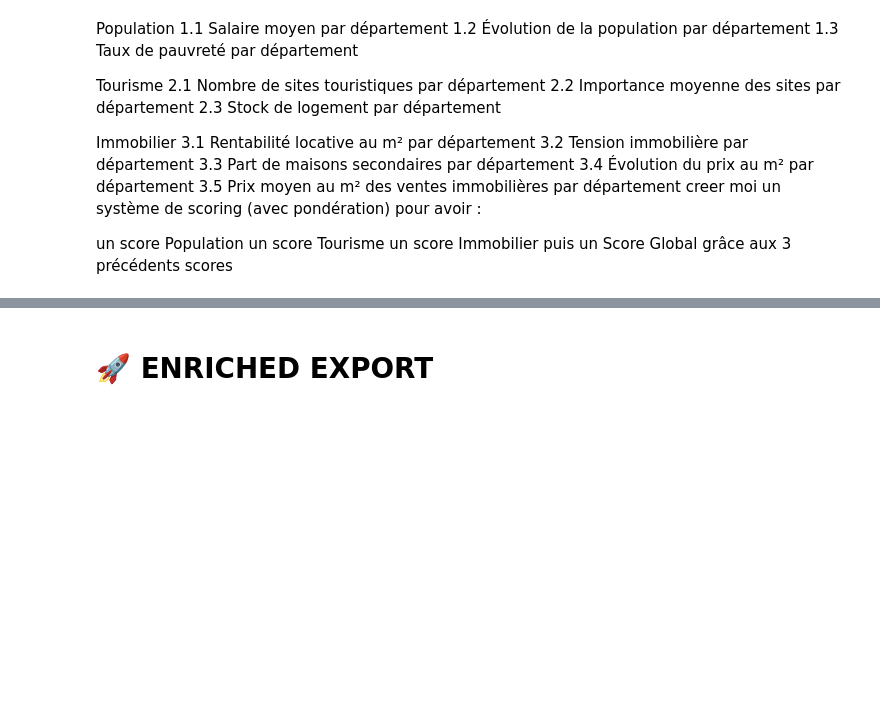
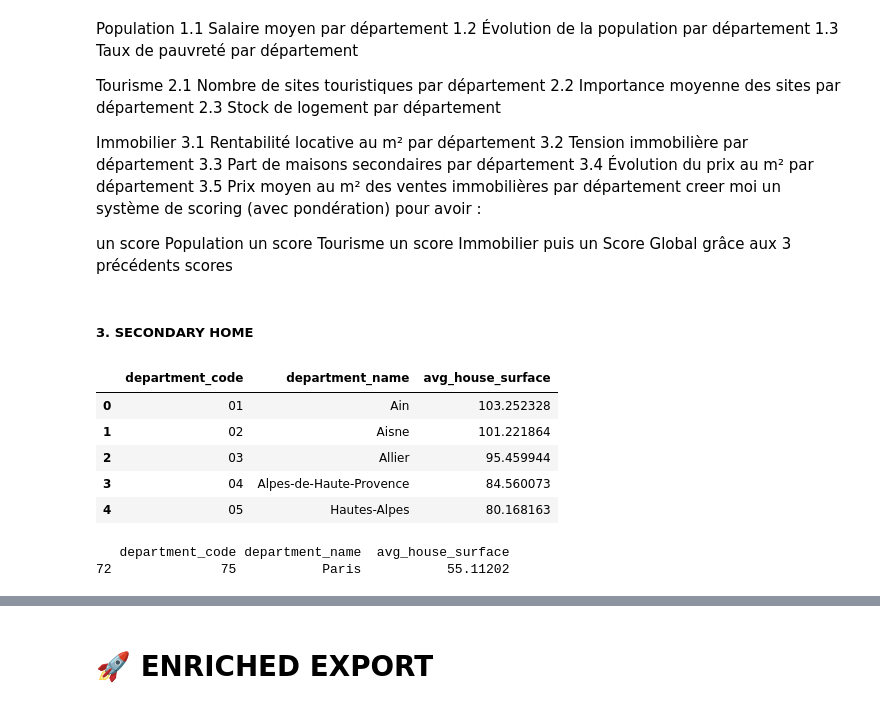
Before and after one commit to MChvtta/prello_scoring_system, a Jupyter notebook: notebooks/MC_Transformation.ipynb, the cells around one changed output, grey strips where cells are left out. Drawn from its saved outputs; the diff is of its cells as text; code cells hidden in the pictures; blank space fills up the shorter version.

```diff
--- a/notebooks/MC_Transformation.ipynb
+++ b/notebooks/MC_Transformation.ipynb
@@ -517,0 +485,39 @@ print("Score Global :\n", global_score.head())
+# %% [markdown]
+##### 3. SECONDARY HOME
+# %%
+# 3.1 Taille moyenne des maisons vendues en superficie
+
+# Joindre les informations de géolocalisation pour obtenir les départements
+real_estate_sales_dep = sales_df.merge(
+    georef_df[['municipality_code', 'department_code', 'department_name']],
+    on='municipality_code'
+)
+
+# Calculer la surface moyenne des logements vendus par municipalité
+average_surface_municipality = real_estate_sales_dep.groupby('municipality_code')['surface'].mean().reset_index()
+average_surface_municipality.rename(columns={'surface': 'average_surface'}, inplace=True)
+
+# Joindre les informations de géolocalisation pour obtenir les départements
+average_surface_municipality = average_surface_municipality.merge(
+    georef_df[['municipality_code', 'department_code', 'department_name']],
+    on='municipality_code'
+)
+
+# Calculer la surface moyenne des logements vendus par département
+average_surface_department = average_surface_municipality.groupby(['department_code', 'department_name'])['average_surface'].mean().reset_index()
+average_surface_department.rename(columns={'average_surface': 'avg_house_surface'}, inplace=True)
+
+average_surface_department.head()
+# %% [output]
+|  | department_code | department_name | avg_house_surface |
+| 0 | 01 | Ain | 103.252328 |
+| 1 | 02 | Aisne | 101.221864 |
+| 2 | 03 | Allier | 95.459944 |
+| 3 | 04 | Alpes-de-Haute-Provence | 84.560073 |
+| 4 | 05 | Hautes-Alpes | 80.168163 |
+# %%
+# Filtre sur un departement en particulier (exemple paris 75)
+print(average_surface_department[average_surface_department['department_code'] == '75'])
+# %% [output]
+   department_code department_name  avg_house_surface
+72              75           Paris           55.11202
```
Also changed, not shown: parts of 29 cells of this notebook, 1 other file.
